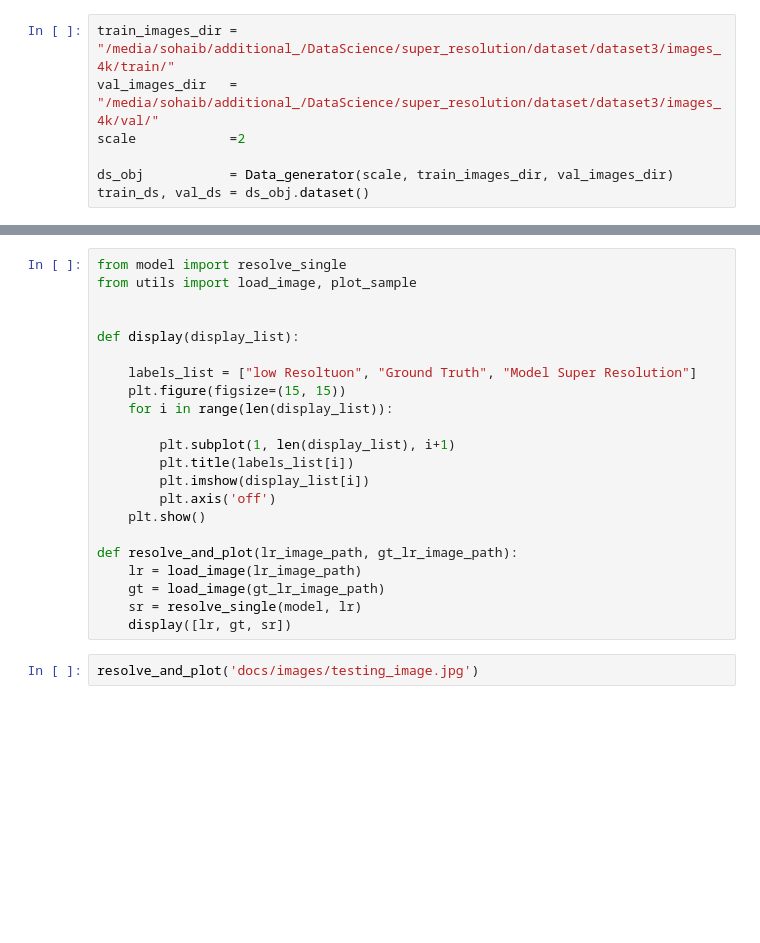
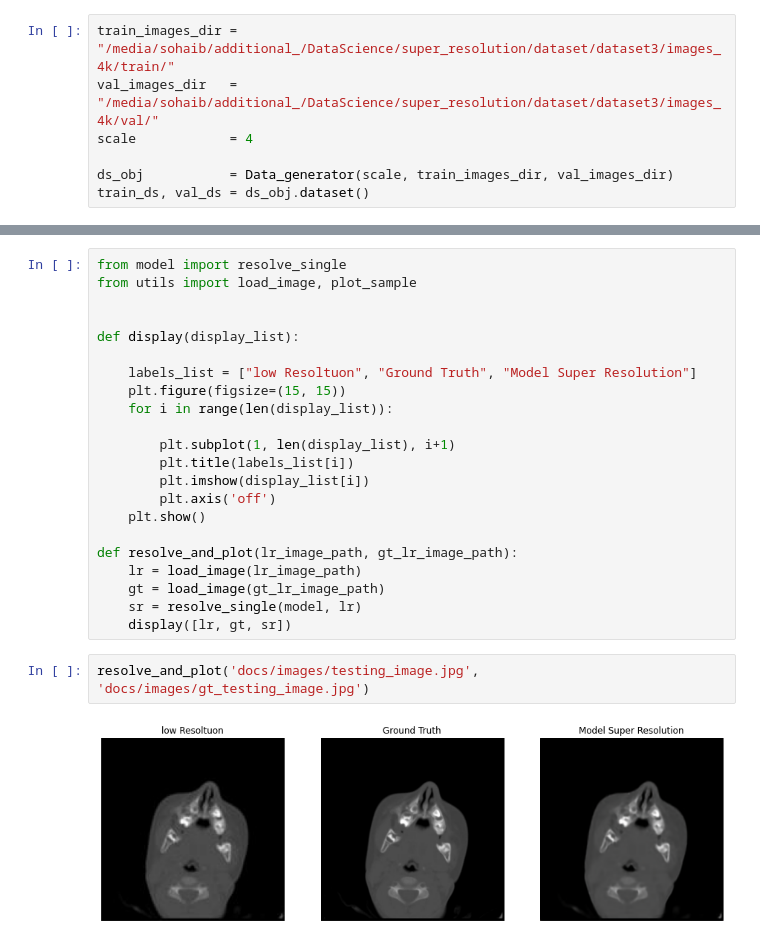
Before and after one commit to VisionOra/super_resolution, a Jupyter notebook: edsr_training_4x.ipynb, the cells around one changed output, grey strips where cells are left out. Drawn from its saved outputs; the diff is of its cells as text; blank space fills up the shorter version.

```diff
--- a/edsr_training_4x.ipynb
+++ b/edsr_training_4x.ipynb
@@ -288,7 +287,7 @@ def random_flip(lr_img, hr_img):
 # %%
 train_images_dir = "/media/sohaib/additional_/DataScience/super_resolution/dataset/dataset3/images_4k/train/"
 val_images_dir   = "/media/sohaib/additional_/DataScience/super_resolution/dataset/dataset3/images_4k/val/"
-scale            =2
+scale            = 4
 
 ds_obj           = Data_generator(scale, train_images_dir, val_images_dir)
 train_ds, val_ds = ds_obj.dataset()
@@ -388,4 +382,6 @@ def resolve_and_plot(lr_image_path, gt_lr_image_path):
     sr = resolve_single(model, lr)
     display([lr, gt, sr])
 # %%
-resolve_and_plot('docs/images/testing_image.jpg')
+resolve_and_plot('docs/images/testing_image.jpg', 'docs/images/gt_testing_image.jpg')
+# %% [output]
+[figure, added]
```
Also changed, not shown: parts of 6 cells of this notebook, 2 other files.
